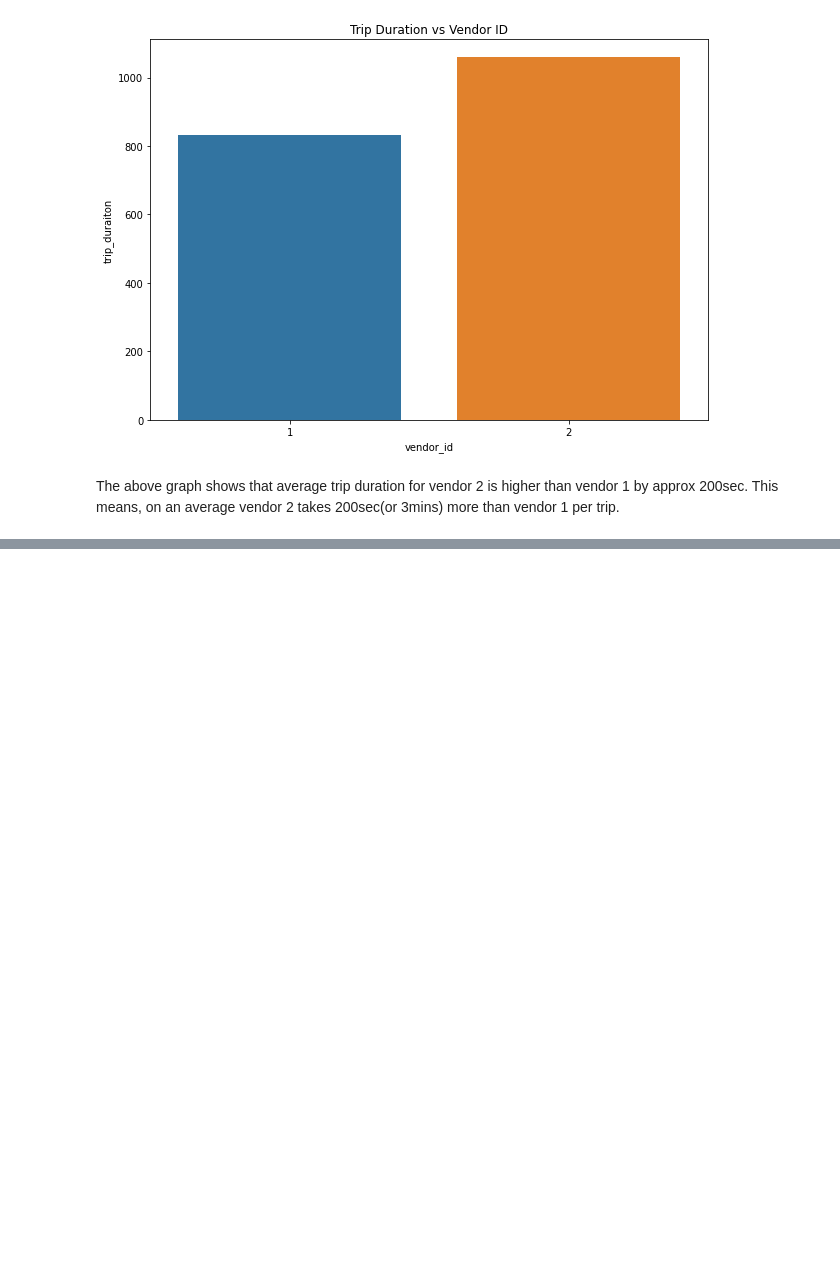
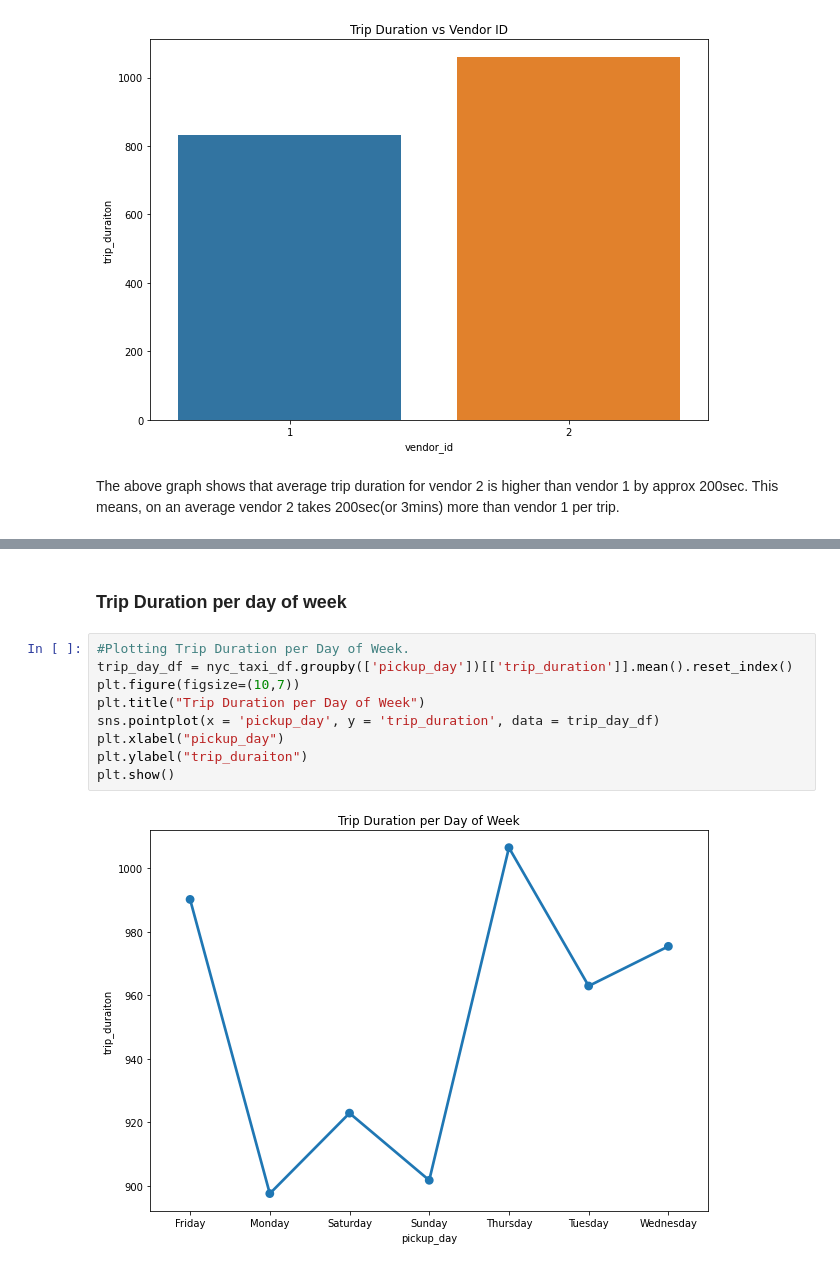
Before and after one commit to Prashant-Shaw/NYC-Taxi-Trip-Time-Prediction, a Jupyter notebook: NYC_Taxi_Trip_Time_Prediction_Capstone_Project.ipynb, the cells around one changed output, grey strips where cells are left out. Cells and saved outputs as stored; diff of their text form; blank space fills up the shorter version.

```diff
--- a/NYC_Taxi_Trip_Time_Prediction_Capstone_Project.ipynb
+++ b/NYC_Taxi_Trip_Time_Prediction_Capstone_Project.ipynb
@@ -567,0 +588,13 @@ The above graph shows that average trip duration for vendor 2 is higher than ven
+# %% [markdown]
+### **Trip Duration per day of week**
+# %%
+#Plotting Trip Duration per Day of Week.
+trip_day_df = nyc_taxi_df.groupby(['pickup_day'])[['trip_duration']].mean().reset_index()
+plt.figure(figsize=(10,7))
+plt.title("Trip Duration per Day of Week")
+sns.pointplot(x = 'pickup_day', y = 'trip_duration', data = trip_day_df)
+plt.xlabel("pickup_day")
+plt.ylabel("trip_duraiton")
+plt.show()
+# %% [output]
+[figure, added]
```
Also changed, not shown: parts of 27 cells of this notebook.
